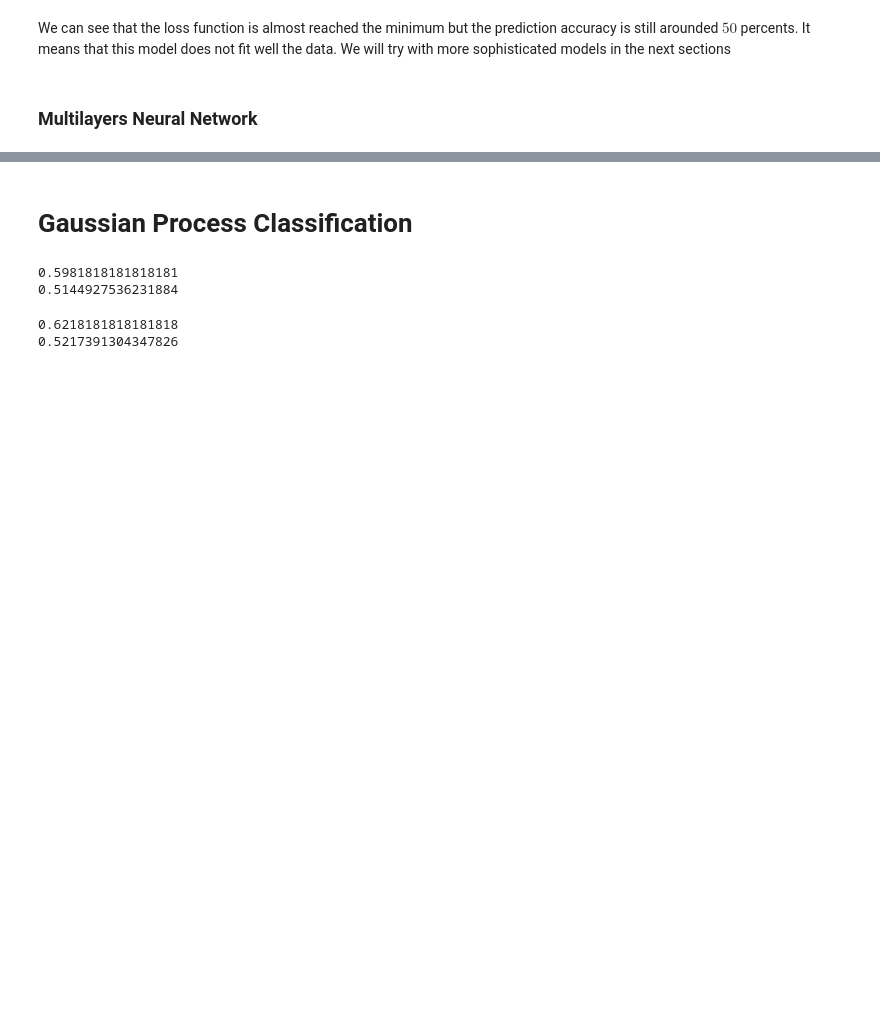
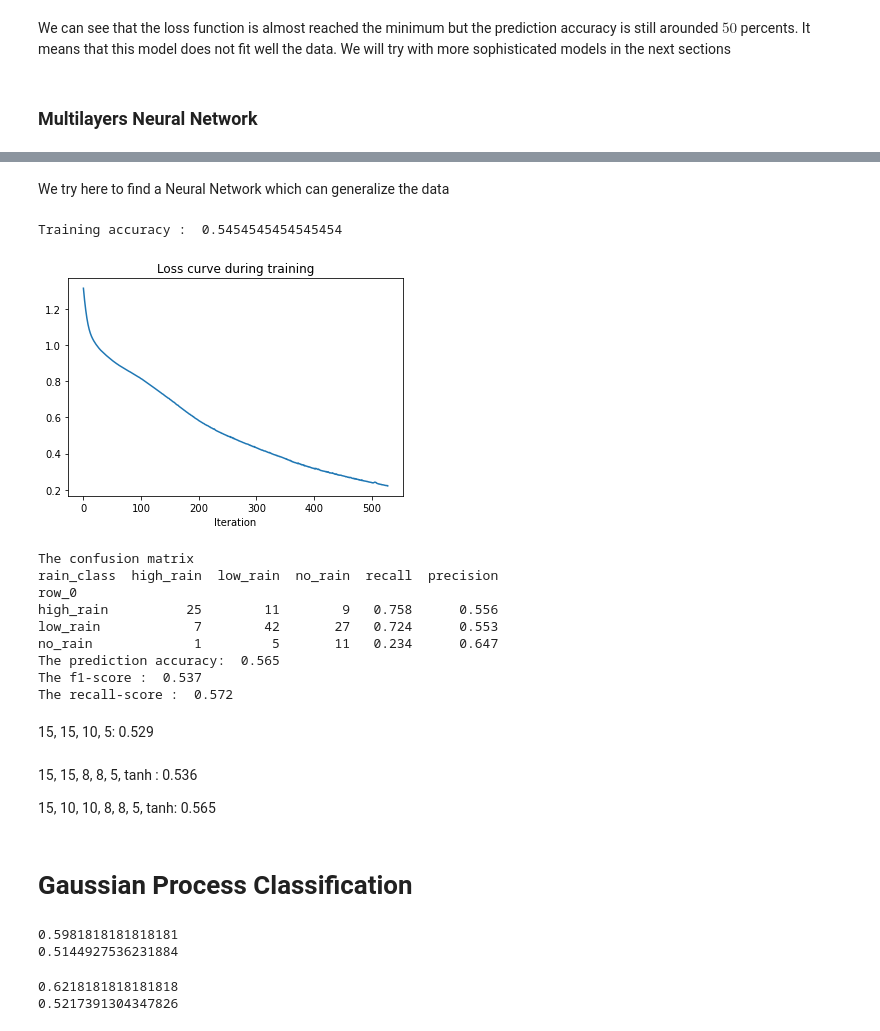
Before and after one commit to NguyenHai7120/4A-MachineLearning-Project, a Jupyter notebook: Classification_python.ipynb, the cells around one changed output, grey strips where cells are left out. Drawn from its saved outputs; the diff is of its cells as text; code cells hidden in the pictures; blank space fills up the shorter version.

Commit message:
Classification python

```diff
--- a/Classification_python.ipynb
+++ b/Classification_python.ipynb
@@ -24,9 +24,9 @@ seed_everything()
 # %%
 def classification_metric(y_true, y_pred):
     labs = ["high_rain", "low_rain", "no_rain"]
-    f1 = np.round(f1_score(y_true, y_pred, labels = labs, average = "weighted"), 3)
+    f1 = np.round(f1_score(y_true, y_pred, labels = labs, average = "macro"), 3)
     class_recall = np.round(recall_score(y_true, y_pred, labels = labs, average = None), 3)
-    total_recall = np.round(recall_score(y_true, y_pred, labels = labs, average = "weighted"), 3)
+    total_recall = np.round(recall_score(y_true, y_pred, labels = labs, average = "macro"), 3)
     acc = np.round(accuracy_score(y_true, y_pred), 3)
     precision = np.round(precision_score(y_true, y_pred, labels = labs, average = None), 3)
 
@@ -617,3 +504,35 @@ no_rain             1         3        6
+# %% [markdown]
+We try here to find a Neural Network which can generalize the data
+# %%
+nnet = MLPClassifier(hidden_layer_sizes = (15, 10, 10, 8, 8, 5), random_state = 42, max_iter = 1500, alpha = 0.1, activation = "tanh", early_stopping = True, n_iter_no_change = 500)
+nnet.fit(X_train, Y_train_class)
+
+print("Training accuracy : ", nnet.score(X_train, Y_train_class))
+plt.plot(nnet.loss_curve_)
+plt.title("Loss curve during training")
+plt.xlabel("Iteration")
+plt.show()
+y_pred_test = nnet.predict(X_test)
+
+classification_metric(Y_test_class, y_pred_test)
+# %% [output]
+Training accuracy :  0.5454545454545454
+[figure, added]
+The confusion matrix
+rain_class  high_rain  low_rain  no_rain  recall  precision
+row_0
+high_rain          25        11        9   0.758      0.556
+low_rain            7        42       27   0.724      0.553
+no_rain             1         5       11   0.234      0.647
+The prediction accuracy:  0.565
+The f1-score :  0.537
+The recall-score :  0.572
+# %% [markdown]
+15, 15, 10, 5: 0.529
+# %% [markdown]
+15, 15, 8, 8, 5, tanh : 0.536
+
+15, 10, 10, 8, 8, 5, tanh: 0.565
 # %% [markdown]
 # Gaussian Process Classification
 # %%
```
Also changed, not shown: parts of 41 cells of this notebook.
